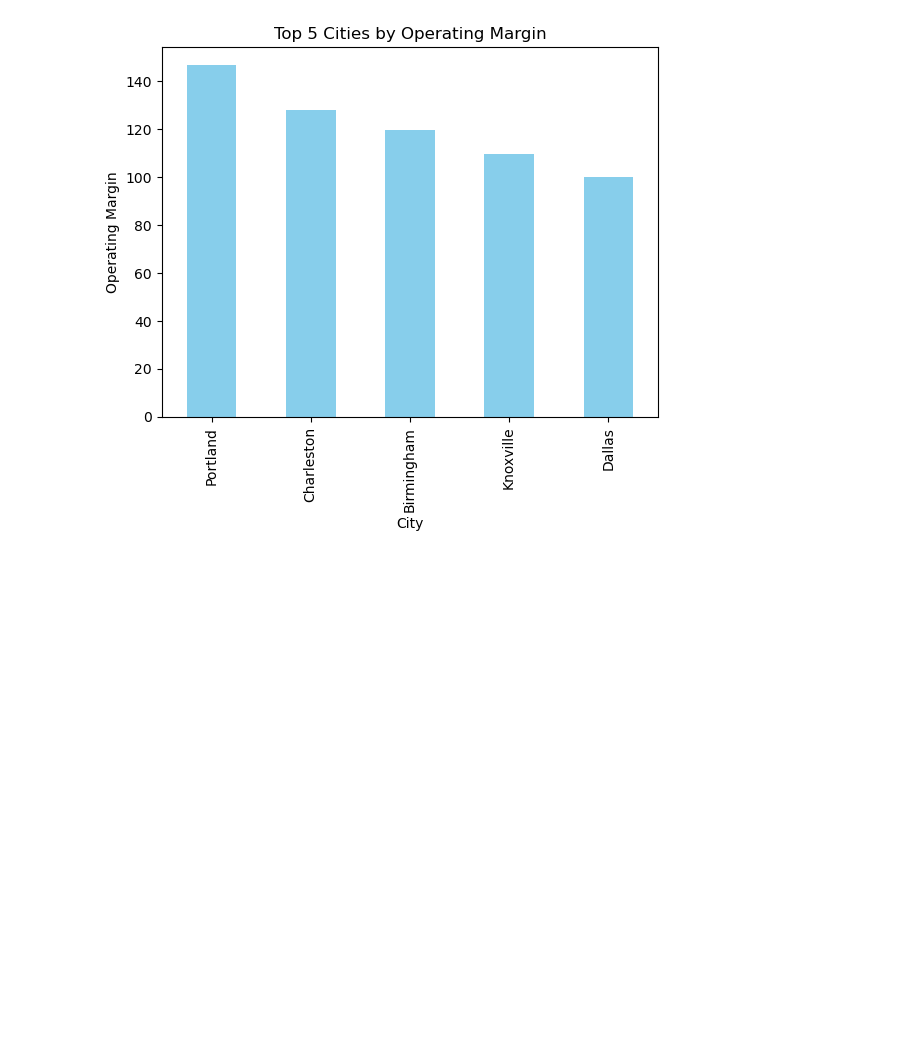
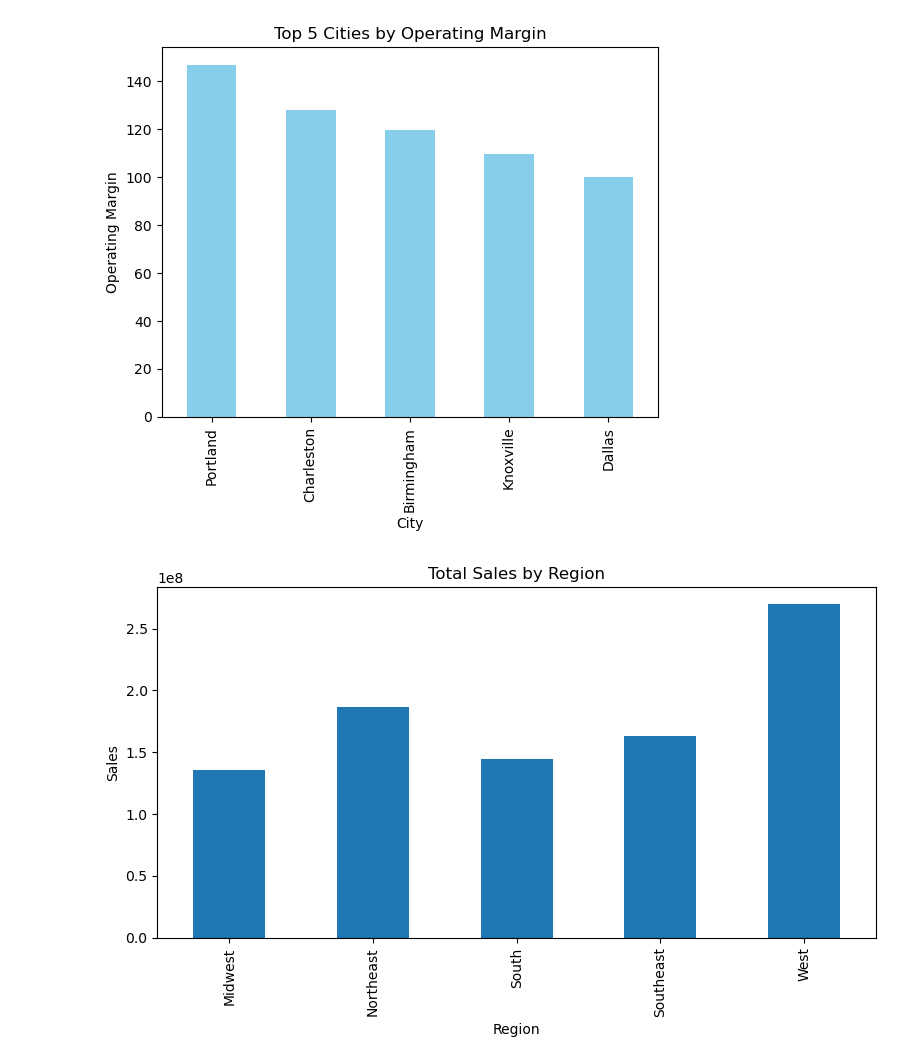
Before and after one commit to MahmoudFathy1014/Python_Eng_Mazen1, a Jupyter notebook: Python For Data Analysis.ipynb, the cells around one changed output. Saved outputs shown, nothing was run; the diff lists cells and outputs as text; code cells hidden in the pictures; blank space fills up the shorter version.

```diff
--- a/Python For Data Analysis.ipynb
+++ b/Python For Data Analysis.ipynb
@@ -4,3 +4,6 @@ import numpy as np
 import matplotlib.pyplot as plt
 # %%
 df = pd.read_excel("D:/Courses/###Eng. Mazen - Data Analysis/9- Python/سيشن 29/Adidas US Sales Datasets.xlsx", skiprows=4)
+df = df.iloc[:, 1:]   # حذف أول عمود بالكامل
+
+display(df.head())
@@ -133,3 +125,14 @@ plt.ylabel('Operating Margin')
 plt.show()
 # %% [output]
 [figure]
+# %%
+region_sales = df.groupby("Region")["Total Sales"].sum()
+
+plt.figure(figsize=(8,5))
+region_sales.plot(kind="bar")
+plt.title("Total Sales by Region")
+plt.ylabel("Sales")
+plt.tight_layout()
+plt.show()
+# %% [output]
+[figure, added]
```
Also changed, not shown: parts of 8 cells of this notebook.
